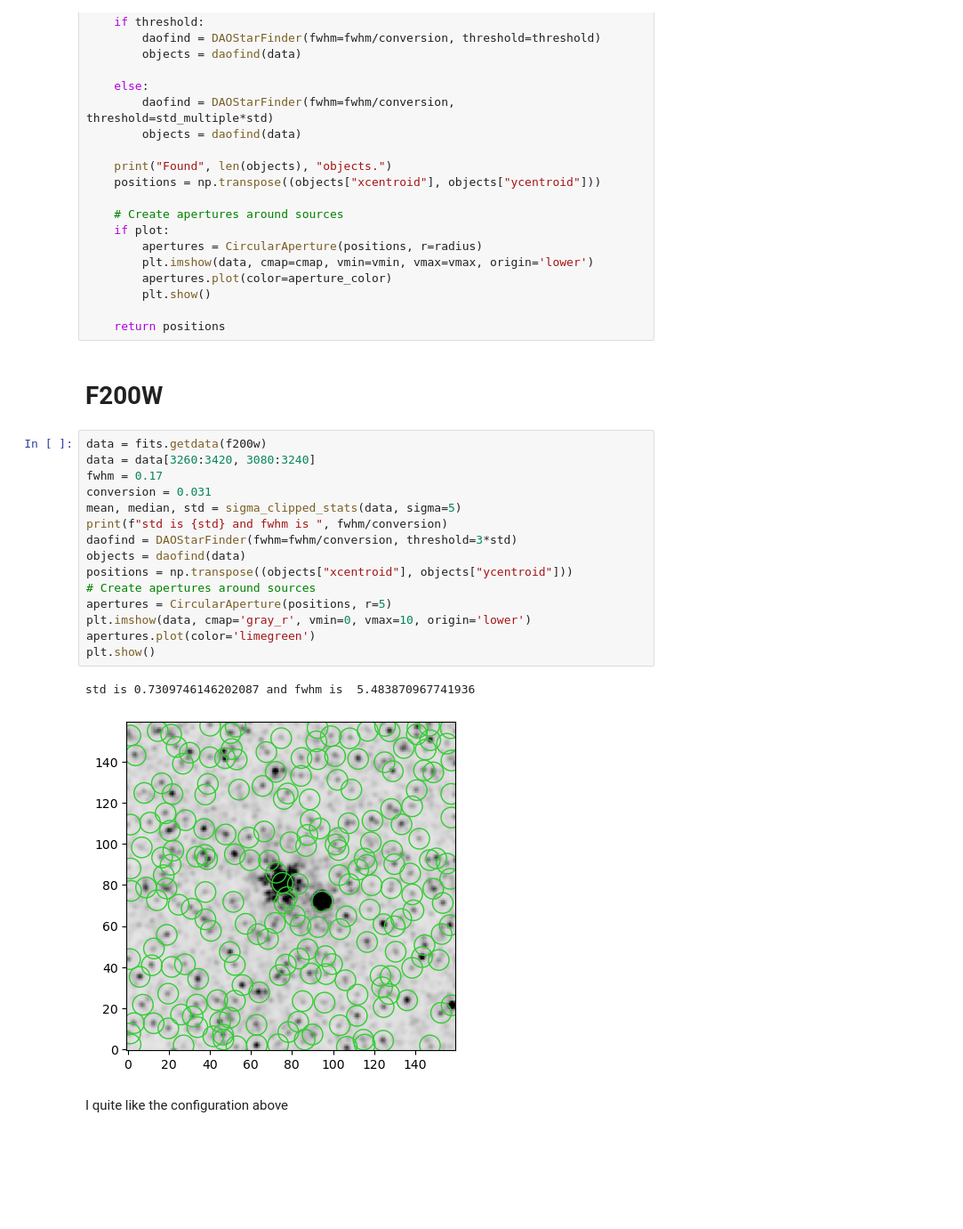
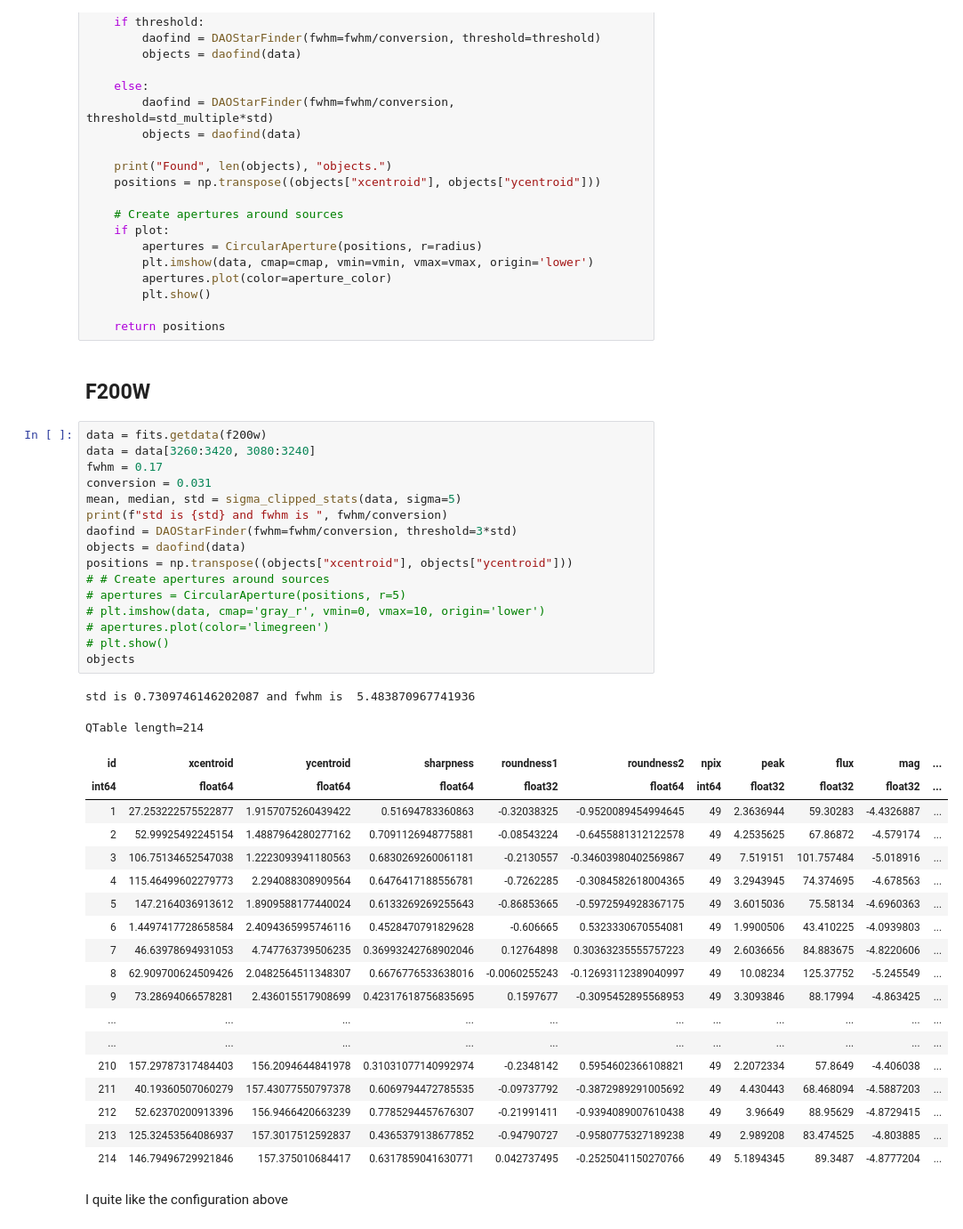
Before and after one commit to devkhullar/querx, a Jupyter notebook: M66_jwst.ipynb, the cells around one changed output. Shown at 89% size. Cells and saved outputs as stored; diff of their text form; blank space fills up the shorter version.

```diff
--- a/M66_jwst.ipynb
+++ b/M66_jwst.ipynb
@@ -152,24 +162,43 @@ def find_objects(data, fwhm, threshold=None, sigma=5, conversion=0.031, radius=5
 
     return positions
 # %% [markdown]
-# F200W
+## F200W
 # %%
 data = fits.getdata(f200w)
 data = data[3260:3420, 3080:3240]
 fwhm = 0.17
 conversion = 0.031
 mean, median, std = sigma_clipped_stats(data, sigma=5)
 print(f"std is {std} and fwhm is ", fwhm/conversion)
 daofind = DAOStarFinder(fwhm=fwhm/conversion, threshold=3*std)
 objects = daofind(data)
 positions = np.transpose((objects["xcentroid"], objects["ycentroid"]))
-# Create apertures around sources
-apertures = CircularAperture(positions, r=5)
-plt.imshow(data, cmap='gray_r', vmin=0, vmax=10, origin='lower')
-apertures.plot(color='limegreen')
-plt.show()
+# # Create apertures around sources
+# apertures = CircularAperture(positions, r=5)
+# plt.imshow(data, cmap='gray_r', vmin=0, vmax=10, origin='lower')
+# apertures.plot(color='limegreen')
+# plt.show()
+objects
 # %% [output]
 std is 0.7309746146202087 and fwhm is  5.483870967741936
-[figure, removed]
+QTable length=214
+| id | xcentroid | ycentroid | sharpness | roundness1 | roundness2 | npix | peak | flux | mag | ... |
+| int64 | float64 | float64 | float64 | float32 | float64 | int64 | float32 | float32 | float32 | ... |
+| 1 | 27.253222575522877 | 1.9157075260439422 | 0.51694783360863 | -0.32038325 | -0.9520089454994645 | 49 | 2.3636944 | 59.30283 | -4.4326887 | ... |
+| 2 | 52.99925492245154 | 1.4887964280277162 | 0.7091126948775881 | -0.08543224 | -0.6455881312122578 | 49 | 4.2535625 | 67.86872 | -4.579174 | ... |
+| 3 | 106.75134652547038 | 1.2223093941180563 | 0.6830269260061181 | -0.2130557 | -0.34603980402569867 | 49 | 7.519151 | 101.757484 | -5.018916 | ... |
+| 4 | 115.46499602279773 | 2.294088308909564 | 0.6476417188556781 | -0.7262285 | -0.3084582618004365 | 49 | 3.2943945 | 74.374695 | -4.678563 | ... |
+| 5 | 147.2164036913612 | 1.8909588177440024 | 0.6133269269255643 | -0.86853665 | -0.5972594928367175 | 49 | 3.6015036 | 75.58134 | -4.6960363 | ... |
+| 6 | 1.4497417728658584 | 2.4094365995746116 | 0.4528470791829628 | -0.606665 | 0.5323330670554081 | 49 | 1.9900506 | 43.410225 | -4.0939803 | ... |
+| 7 | 46.63978694931053 | 4.747763739506235 | 0.36993242768902046 | 0.12764898 | 0.30363235555757223 | 49 | 2.6036656 | 84.883675 | -4.8220606 | ... |
+| 8 | 62.909700624509426 | 2.0482564511348307 | 0.6676776533638016 | -0.0060255243 | -0.12693112389040997 | 49 | 10.08234 | 125.37752 | -5.245549 | ... |
+| 9 | 73.28694066578281 | 2.436015517908699 | 0.42317618756835695 | 0.1597677 | -0.3095452895568953 | 49 | 3.3093846 | 88.17994 | -4.863425 | ... |
+| ... | ... | ... | ... | ... | ... | ... | ... | ... | ... | ... |
+| ... | ... | ... | ... | ... | ... | ... | ... | ... | ... | ... |
+| 210 | 157.29787317484403 | 156.2094644841978 | 0.31031077140992974 | -0.2348142 | 0.5954602366108821 | 49 | 2.2072334 | 57.8649 | -4.406038 | ... |
+| 211 | 40.19360507060279 | 157.43077550797378 | 0.6069794472785535 | -0.09737792 | -0.3872989291005692 | 49 | 4.430443 | 68.468094 | -4.5887203 | ... |
+| 212 | 52.62370200913396 | 156.9466420663239 | 0.7785294457676307 | -0.21991411 | -0.9394089007610438 | 49 | 3.96649 | 88.95629 | -4.8729415 | ... |
+| 213 | 125.32453564086937 | 157.3017512592837 | 0.4365379138677852 | -0.94790727 | -0.9580775327189238 | 49 | 2.989208 | 83.474525 | -4.803885 | ... |
+| 214 | 146.79496729921846 | 157.375010684417 | 0.6317859041630771 | 0.042737495 | -0.2525041150270766 | 49 | 5.1894345 | 89.3487 | -4.8777204 | ... |
 # %% [markdown]
 I quite like the configuration above
```
Also changed, not shown: parts of 34 cells of this notebook, 5 other files.
